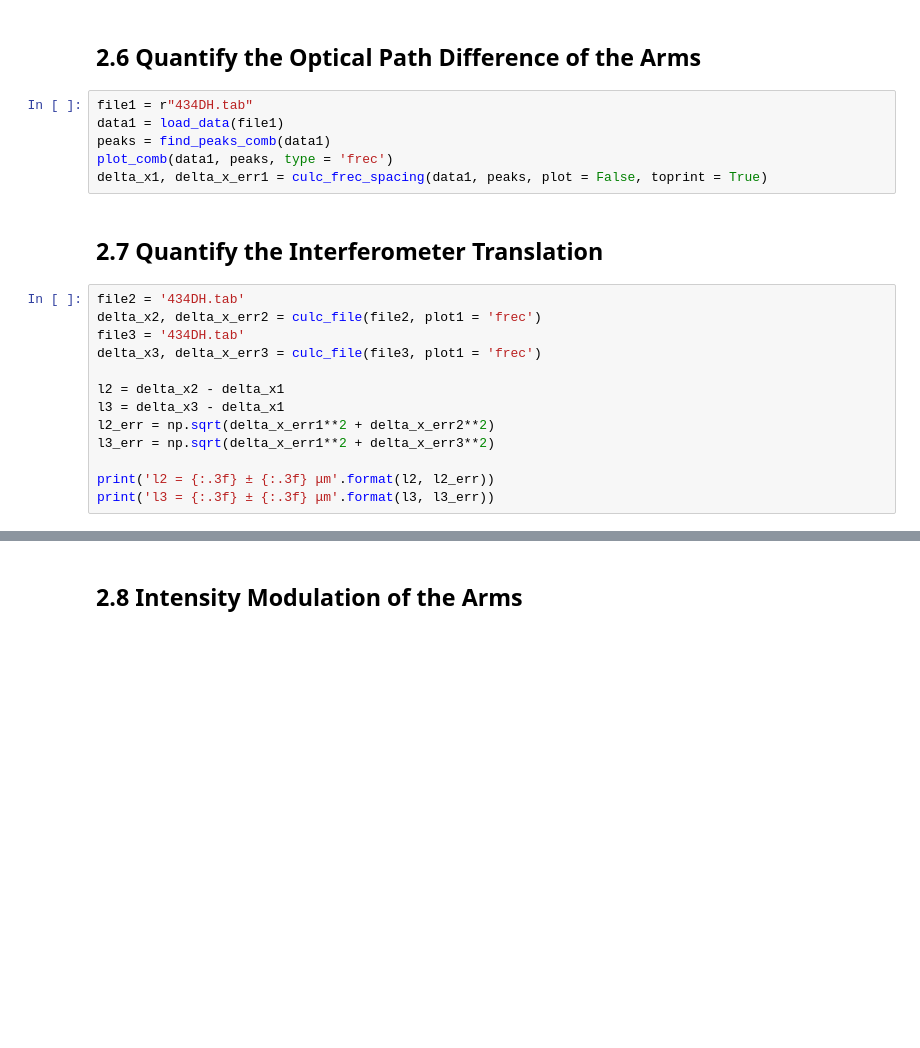
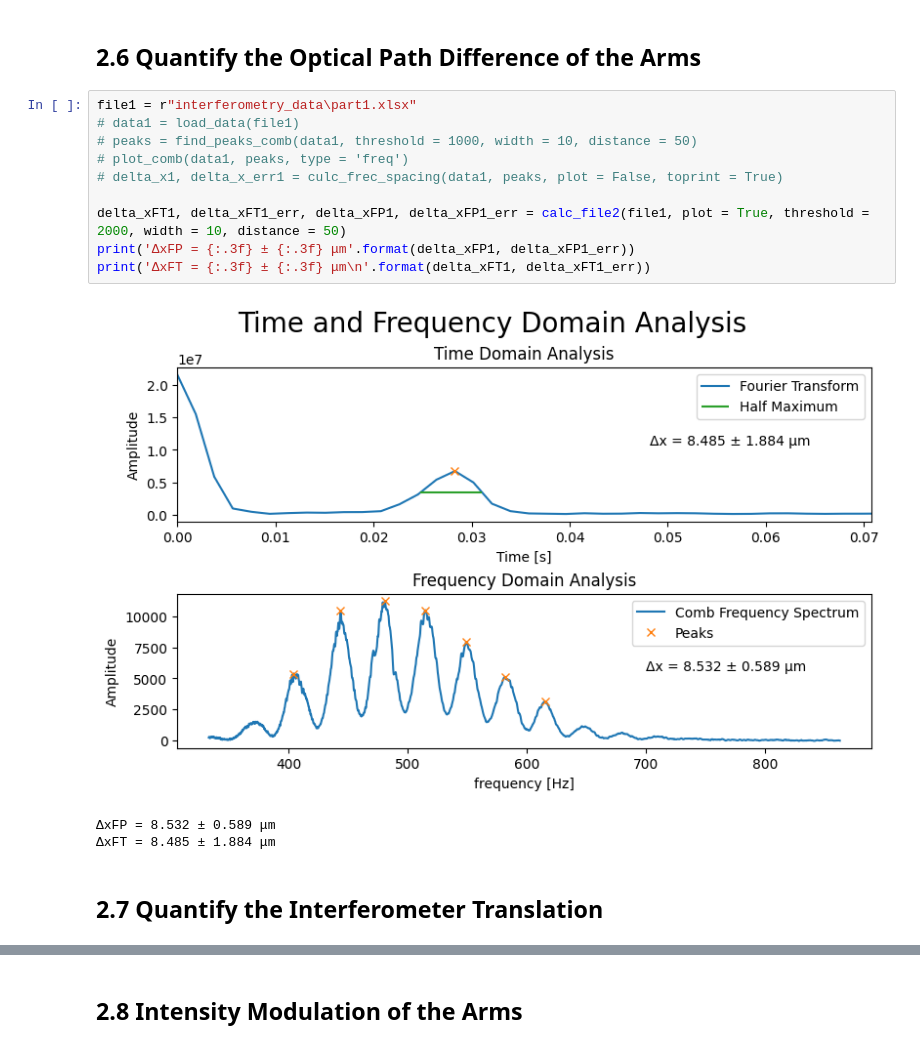
Before and after one commit to YehonathanBarda/PhyChemLab, a Jupyter notebook: Interferometry.ipynb, the cells around one changed output, grey strips where cells are left out. Cells and saved outputs as stored; diff of their text form; blank space fills up the shorter version.

```diff
--- a/Interferometry.ipynb
+++ b/Interferometry.ipynb
@@ -130,23 +250,18 @@ def extract_reflective_index(mesure_file, reference_file, d, plot = False): # d
 # %% [markdown]
 ## 2.6 Quantify the Optical Path Difference of the Arms
 # %%
-file1 = r"434DH.tab"
-data1 = load_data(file1)
-peaks = find_peaks_comb(data1)
-plot_comb(data1, peaks, type = 'frec')
-delta_x1, delta_x_err1 = culc_frec_spacing(data1, peaks, plot = False, toprint = True)
+file1 = r"interferometry_data\part1.xlsx"
+# data1 = load_data(file1)
+# peaks = find_peaks_comb(data1, threshold = 1000, width = 10, distance = 50)
+# plot_comb(data1, peaks, type = 'freq')
+# delta_x1, delta_x_err1 = culc_frec_spacing(data1, peaks, plot = False, toprint = True)
+
+delta_xFT1, delta_xFT1_err, delta_xFP1, delta_xFP1_err = calc_file2(file1, plot = True, threshold = 2000, width = 10, distance = 50)
+print('ΔxFP = {:.3f} ± {:.3f} μm'.format(delta_xFP1, delta_xFP1_err))
+print('ΔxFT = {:.3f} ± {:.3f} μm\n'.format(delta_xFT1, delta_xFT1_err))
+# %% [output]
+[figure, added]
+ΔxFP = 8.532 ± 0.589 μm
+ΔxFT = 8.485 ± 1.884 μm
 # %% [markdown]
 ## 2.7 Quantify the Interferometer Translation
-# %%
-file2 = '434DH.tab'
-delta_x2, delta_x_err2 = culc_file(file2, plot1 = 'frec')
-file3 = '434DH.tab'
-delta_x3, delta_x_err3 = culc_file(file3, plot1 = 'frec')
-
-l2 = delta_x2 - delta_x1
-l3 = delta_x3 - delta_x1
-l2_err = np.sqrt(delta_x_err1**2 + delta_x_err2**2)
-l3_err = np.sqrt(delta_x_err1**2 + delta_x_err3**2)
-
-print('l2 = {:.3f} ± {:.3f} μm'.format(l2, l2_err))
-print('l3 = {:.3f} ± {:.3f} μm'.format(l3, l3_err))
```
Also changed, not shown: parts of 9 cells of this notebook, 9 other files.
